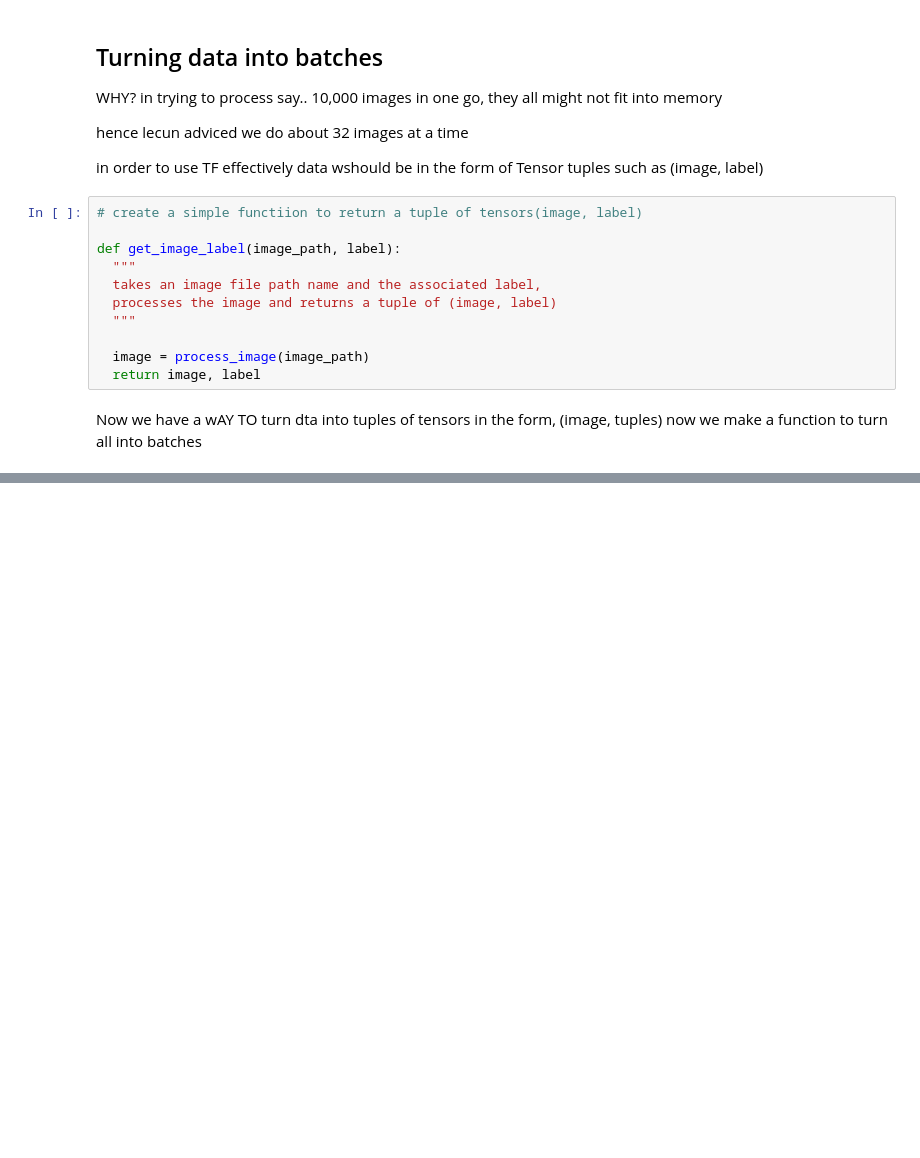
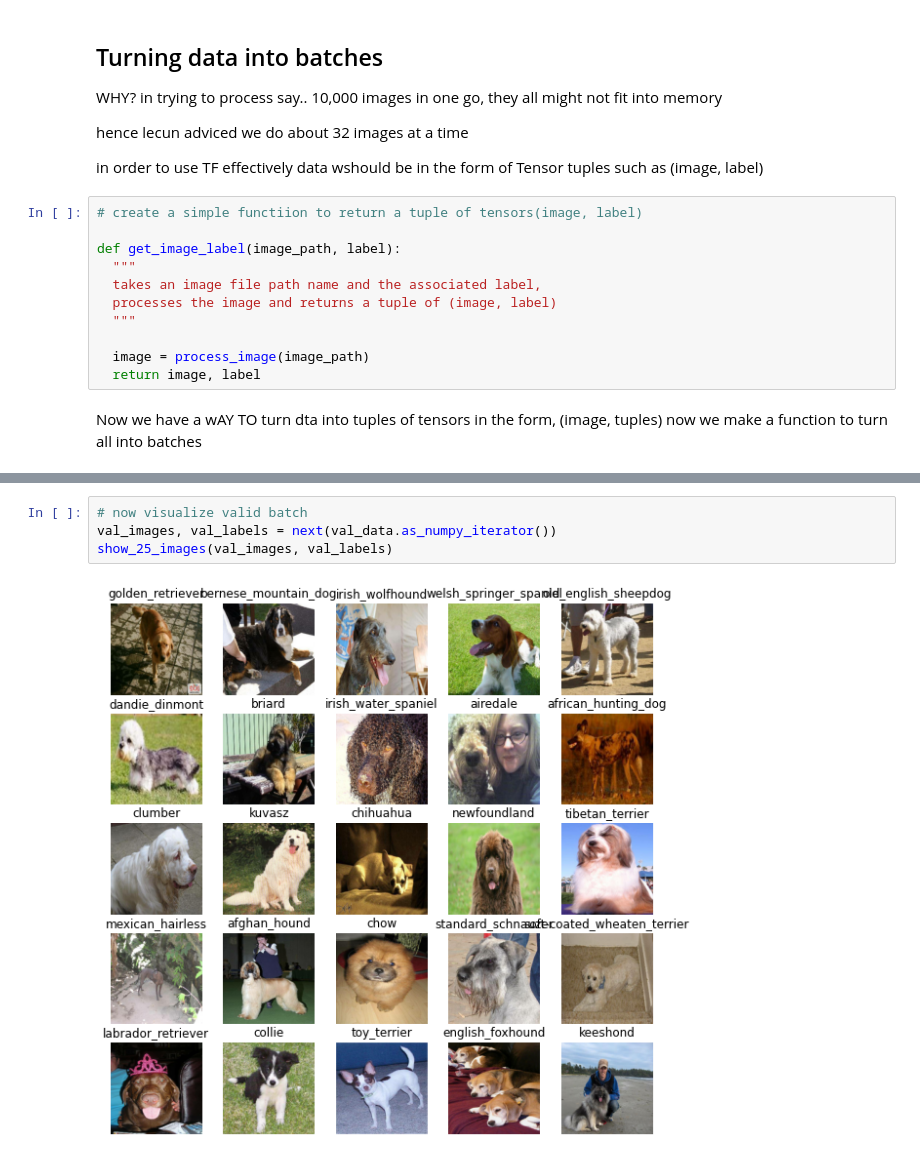
Before and after one commit to sasumwen/DogVision, a Jupyter notebook: dog_breed.ipynb, the cells around one changed output, grey strips where cells are left out. Saved outputs shown, nothing was run; the diff lists cells and outputs as text; blank space fills up the shorter version.

```diff
--- a/dog_breed.ipynb
+++ b/dog_breed.ipynb
@@ -353,0 +391,6 @@ def create_data_batches(X,y= None, batch_size = BATCH_SIZE, valid_data=False, te
+# %%
+# now visualize valid batch
+val_images, val_labels = next(val_data.as_numpy_iterator())
+show_25_images(val_images, val_labels)
+# %% [output]
+[figure, added]
```
Also changed, not shown: parts of 6 cells of this notebook.
